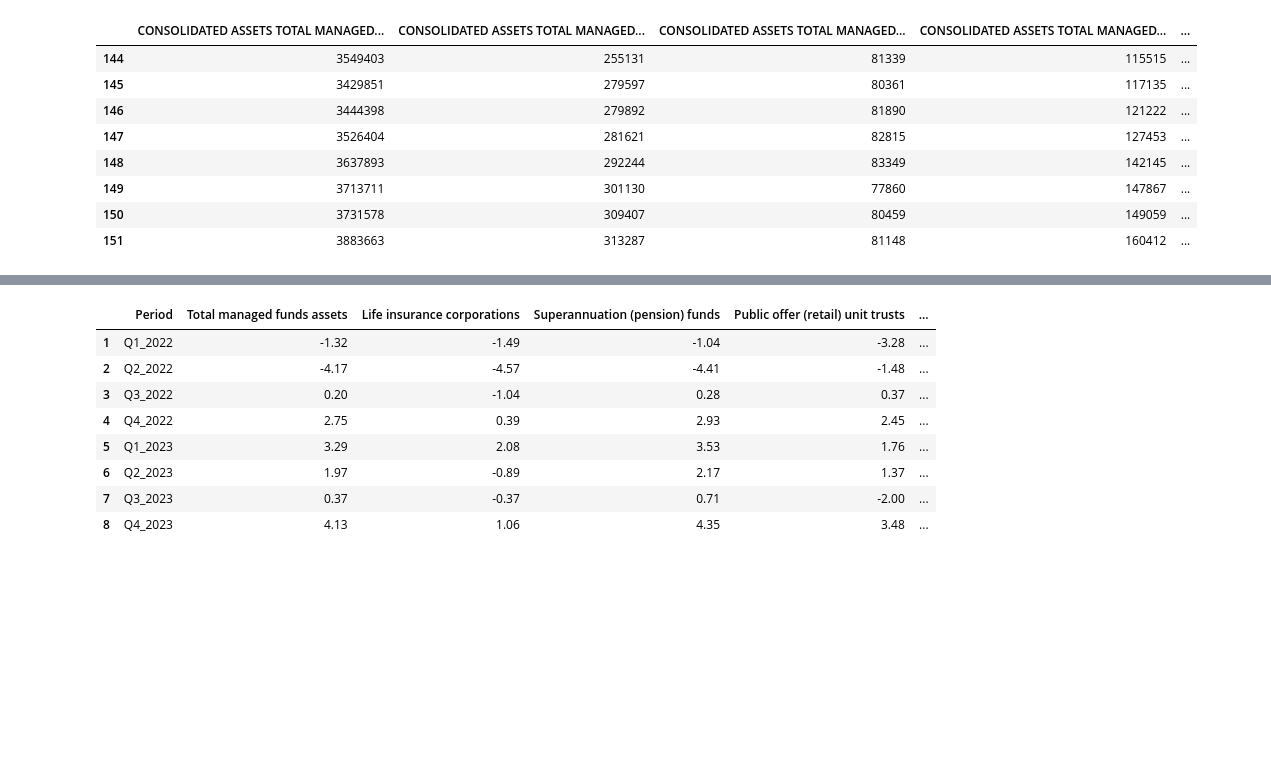
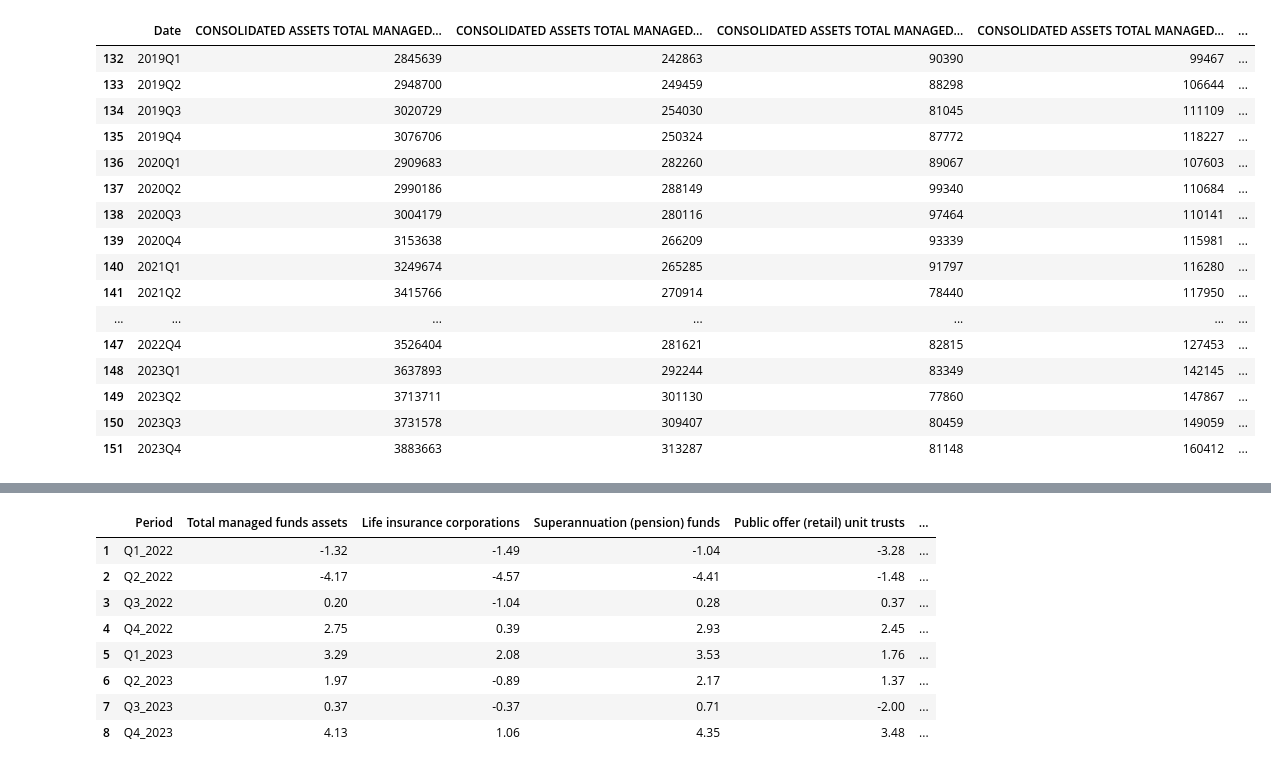
Before and after one commit to RonnyPNguyen/VizVenture, a Jupyter notebook: Portfolio/AUS_ManagedFund_2023/data/ausmanagedfund.ipynb, the cells around one changed output, grey strips where cells are left out. Drawn from its saved outputs; the diff is of its cells as text; code cells hidden in the pictures; blank space fills up the shorter version.

```diff
--- a/Portfolio/AUS_ManagedFund_2023/data/ausmanagedfund.ipynb
+++ b/Portfolio/AUS_ManagedFund_2023/data/ausmanagedfund.ipynb
@@ -8,18 +8,28 @@ cwd = os.getcwd()
 fundSummary = pd.read_excel(cwd + '/Summary_Managed Fund_Institutions.xlsx', sheet_name='Data1')
 # %%
 df = fundSummary.iloc[9:,:]
-# %%
-df1 = df.iloc[-8:,1:13]
-df1
-# %% [output]
-|  | CONSOLIDATED ASSETS TOTAL MANAGED... | CONSOLIDATED ASSETS TOTAL MANAGED... | CONSOLIDATED ASSETS TOTAL MANAGED... | CONSOLIDATED ASSETS TOTAL MANAGED... | ... |
-| 144 | 3549403 | 255131 | 81339 | 115515 | ... |
-| 145 | 3429851 | 279597 | 80361 | 117135 | ... |
-| 146 | 3444398 | 279892 | 81890 | 121222 | ... |
-| 147 | 3526404 | 281621 | 82815 | 127453 | ... |
-| 148 | 3637893 | 292244 | 83349 | 142145 | ... |
-| 149 | 3713711 | 301130 | 77860 | 147867 | ... |
-| 150 | 3731578 | 309407 | 80459 | 149059 | ... |
-| 151 | 3883663 | 313287 | 81148 | 160412 | ... |
+# %%
+df1 = df.iloc[-(5*4):,0:13]
+df1['Date'] = pd.to_datetime(df['Date'])
+df1['Date'] = df1['Date'].dt.to_period('Q')
+df1
+# %% [output]
+|  | Date | CONSOLIDATED ASSETS TOTAL MANAGED... | CONSOLIDATED ASSETS TOTAL MANAGED... | CONSOLIDATED ASSETS TOTAL MANAGED... | CONSOLIDATED ASSETS TOTAL MANAGED... | ... |
+| 132 | 2019Q1 | 2845639 | 242863 | 90390 | 99467 | ... |
+| 133 | 2019Q2 | 2948700 | 249459 | 88298 | 106644 | ... |
+| 134 | 2019Q3 | 3020729 | 254030 | 81045 | 111109 | ... |
+| 135 | 2019Q4 | 3076706 | 250324 | 87772 | 118227 | ... |
+| 136 | 2020Q1 | 2909683 | 282260 | 89067 | 107603 | ... |
+| 137 | 2020Q2 | 2990186 | 288149 | 99340 | 110684 | ... |
+| 138 | 2020Q3 | 3004179 | 280116 | 97464 | 110141 | ... |
+| 139 | 2020Q4 | 3153638 | 266209 | 93339 | 115981 | ... |
+| 140 | 2021Q1 | 3249674 | 265285 | 91797 | 116280 | ... |
+| 141 | 2021Q2 | 3415766 | 270914 | 78440 | 117950 | ... |
+| ... | ... | ... | ... | ... | ... | ... |
+| 147 | 2022Q4 | 3526404 | 281621 | 82815 | 127453 | ... |
+| 148 | 2023Q1 | 3637893 | 292244 | 83349 | 142145 | ... |
+| 149 | 2023Q2 | 3713711 | 301130 | 77860 | 147867 | ... |
+| 150 | 2023Q3 | 3731578 | 309407 | 80459 | 149059 | ... |
+| 151 | 2023Q4 | 3883663 | 313287 | 81148 | 160412 | ... |
 # %%
 df1_pct = df1.copy()
```
Also changed, not shown: parts of 6 cells of this notebook, 10 other files.
